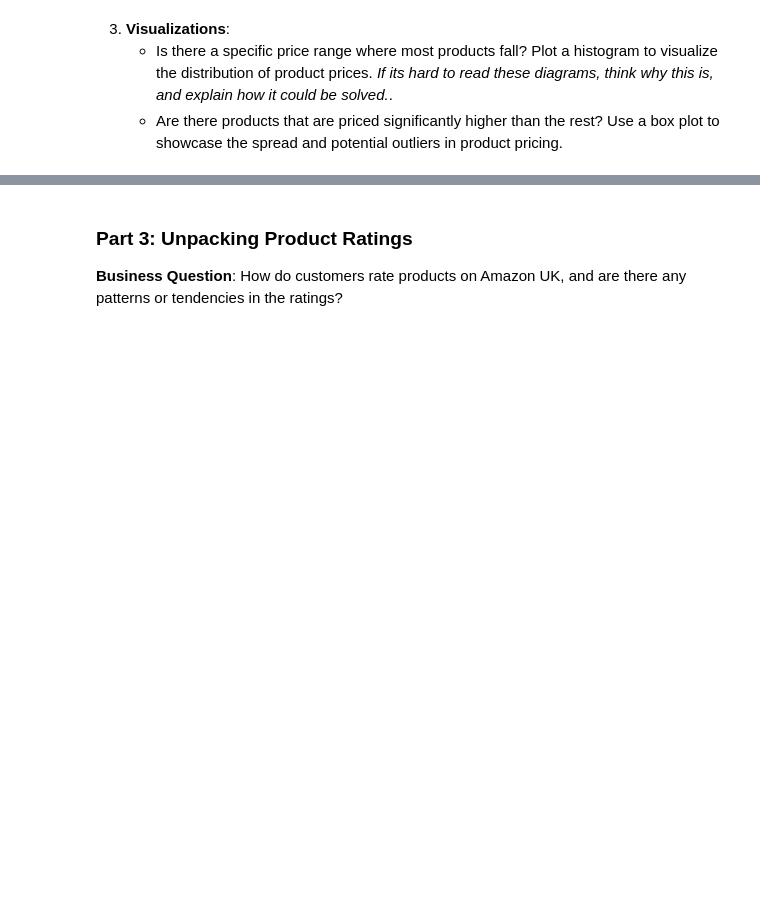
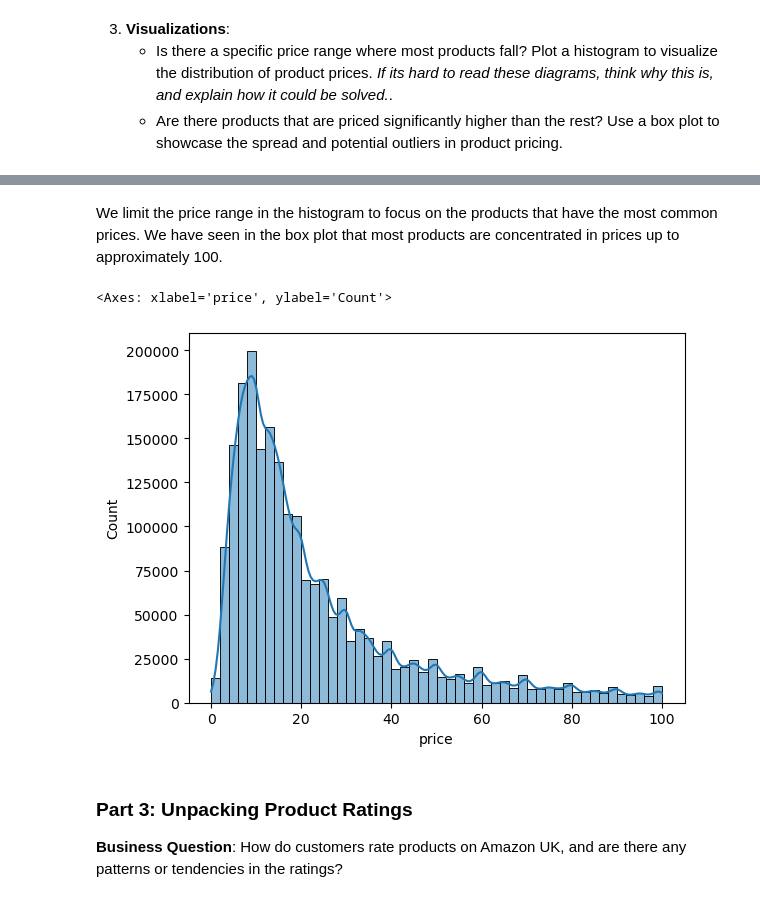
Before and after one commit to almudenaolg/lab-eda-univariate, a Jupyter notebook: eda_univariate.ipynb, the cells around one changed output, grey strips where cells are left out. Saved outputs shown, nothing was run; the diff lists cells and outputs as text; code cells hidden in the pictures; blank space fills up the shorter version.

```diff
--- a/eda_univariate.ipynb
+++ b/eda_univariate.ipynb
@@ -149,3 +176,10 @@ variance_price, std_dev_price, range_price, quantiles_price
+# %% [markdown]
+We limit the price range in the histogram to focus on the products that have the most common prices. We have seen in the box plot that most products are concentrated in prices up to approximately 100.
+# %%
+sns.histplot(df[df['price'] < 100]['price'], bins=50, kde=True)
+# %% [output]
+<Axes: xlabel='price', ylabel='Count'>
+[figure, added]
 # %% [markdown]
 ### Part 3: Unpacking Product Ratings
 
```
Also changed, not shown: parts of 14 cells of this notebook.
